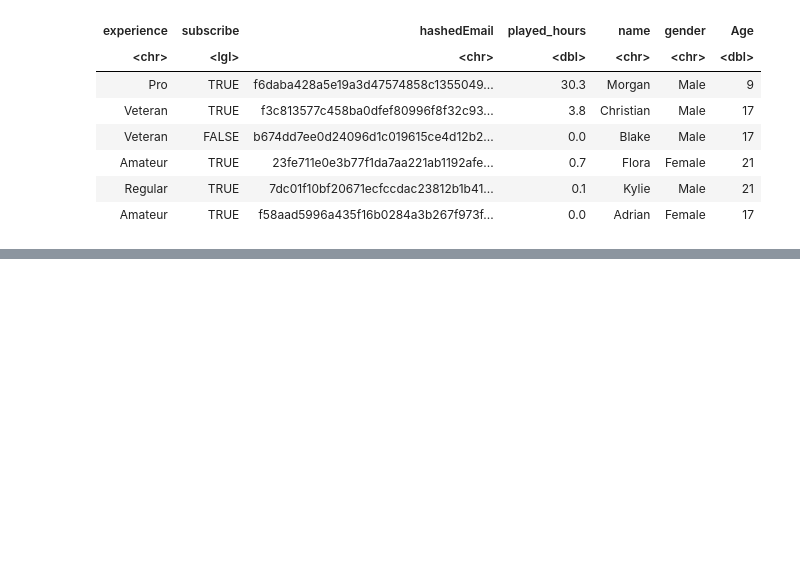
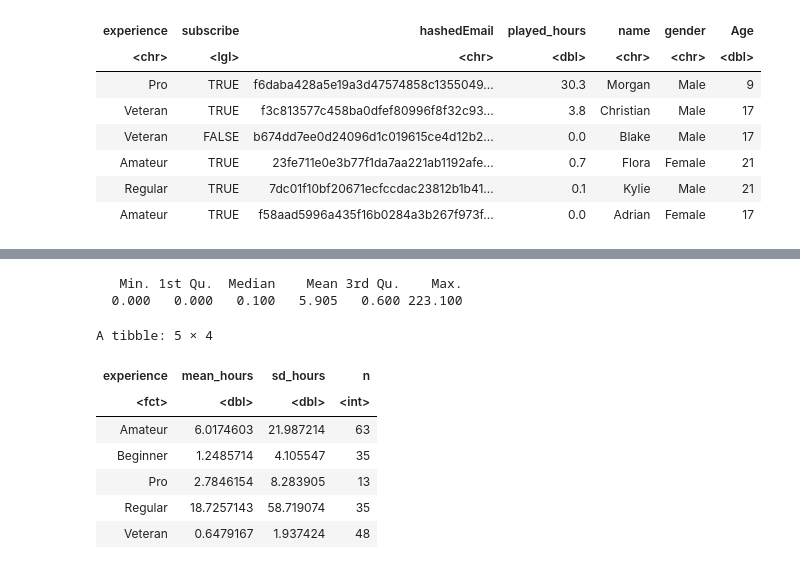
Before and after one commit to vmah1/dsci100-group-project, a Jupyter notebook: project.ipynb, the cells around one changed output, grey strips where cells are left out. Saved outputs shown, nothing was run; the diff lists cells and outputs as text; code cells hidden in the pictures; blank space fills up the shorter version.

```diff
--- a/project.ipynb
+++ b/project.ipynb
@@ -96,0 +140,20 @@ A tibble: 6 × 7
+# %%
+summary(players_clean$played_hours)
+players_clean |>
+  group_by(experience) |>
+  summarize(
+    mean_hours = mean(played_hours),
+    sd_hours = sd(played_hours),
+    n = n()
+  )
+# %% [output]
+   Min. 1st Qu.  Median    Mean 3rd Qu.    Max.
+  0.000   0.000   0.100   5.905   0.600 223.100
+A tibble: 5 × 4
+| experience | mean_hours | sd_hours | n |
+| <fct> | <dbl> | <dbl> | <int> |
+| Amateur | 6.0174603 | 21.987214 | 63 |
+| Beginner | 1.2485714 | 4.105547 | 35 |
+| Pro | 2.7846154 | 8.283905 | 13 |
+| Regular | 18.7257143 | 58.719074 | 35 |
+| Veteran | 0.6479167 | 1.937424 | 48 |
```
Also changed, not shown: parts of 7 cells of this notebook.
